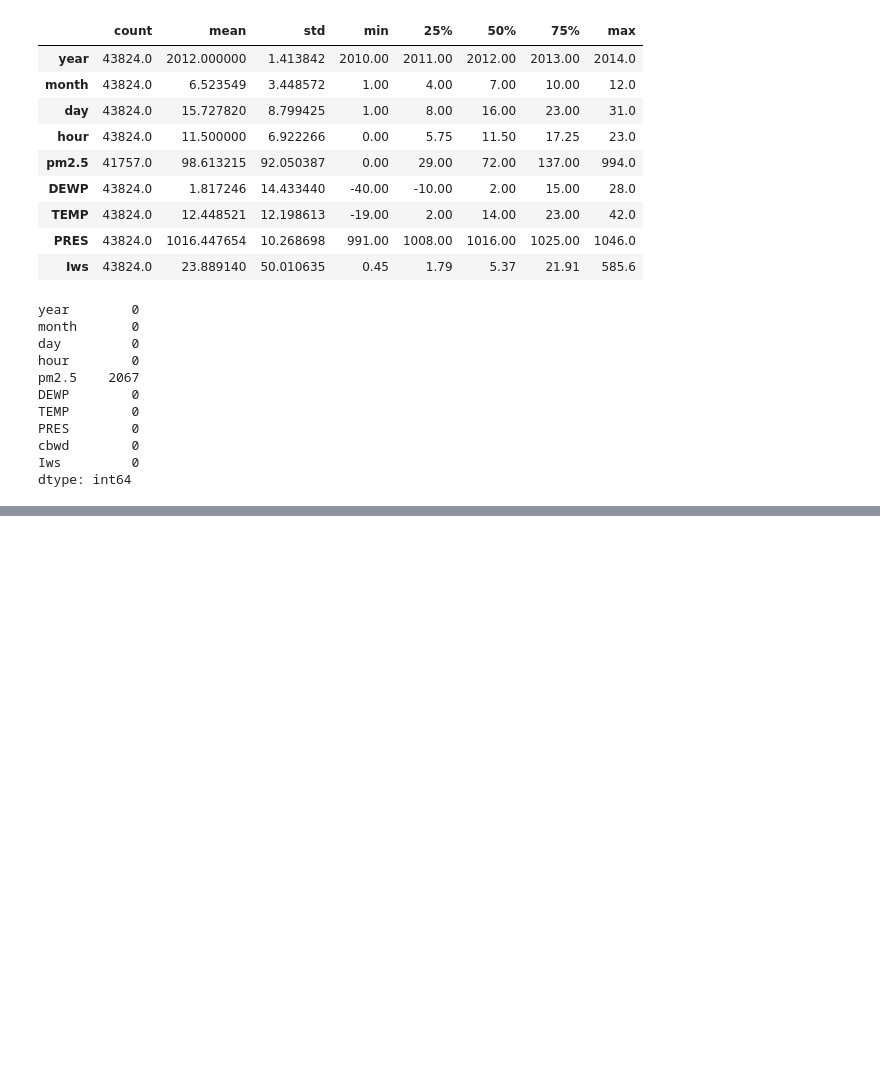
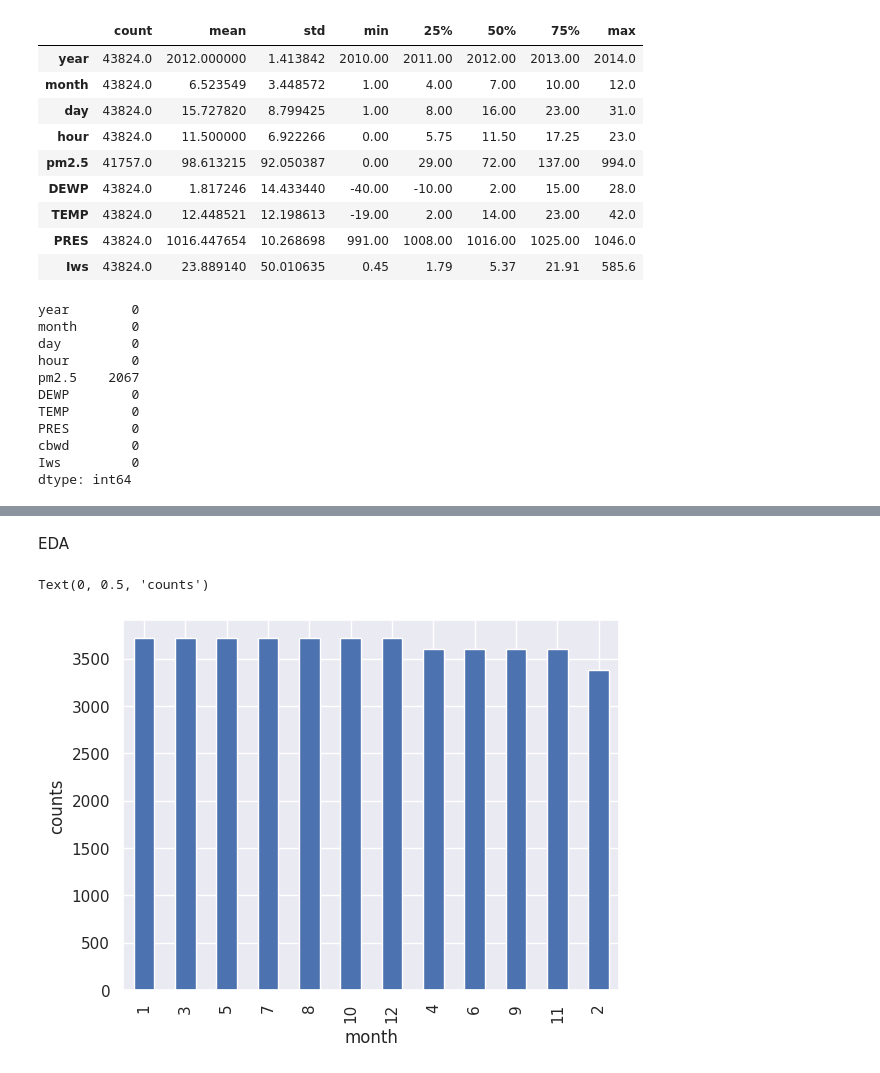
Before and after one commit to apoorv2512/INBT, a Jupyter notebook: Task2.ipynb, the cells around one changed output, grey strips where cells are left out. Cells and saved outputs as stored; diff of their text form; code cells hidden in the pictures; blank space fills up the shorter version.

```diff
--- a/Task2.ipynb
+++ b/Task2.ipynb
@@ -92,3 +72,0 @@ dtype: bool
-# %%
-df = df[df['DEWP'] > 0]
-df = df[df['TEMP'] > 0]
@@ -105,2 +72,0 @@ df1 = pd.get_dummies(df['cbwd'])
-# %%
-df = pd.concat([df,df1],axis=1)
@@ -123,2 +72,0 @@ df
-# %%
-df.drop('cbwd',axis=1,inplace=True)
@@ -362,0 +73,2 @@ ridge test score 0.2483286730891371
+# %%
+df['pm2.5'].fillna(df[ "pm2.5"].mean(),inplace=True)
@@ -362,0 +126,9 @@ ridge test score 0.2483286730891371
+# %% [markdown]
+EDA
+# %%
+df['month'].value_counts().plot.bar()
+plt.xlabel('month')
+plt.ylabel('counts')
+# %% [output]
+Text(0, 0.5, 'counts')
+[figure, added]
```
Also changed, not shown: parts of 83 cells of this notebook.
